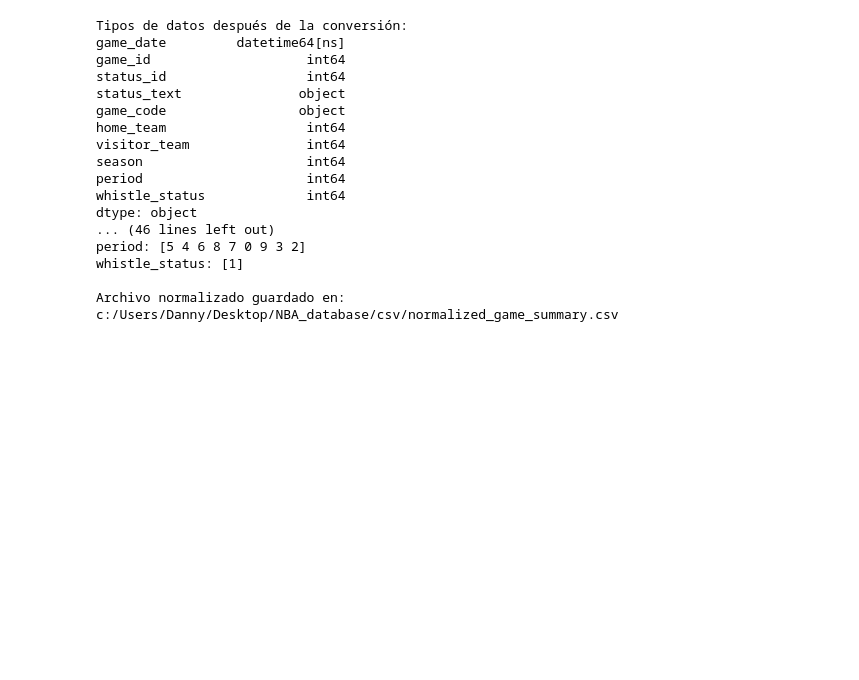
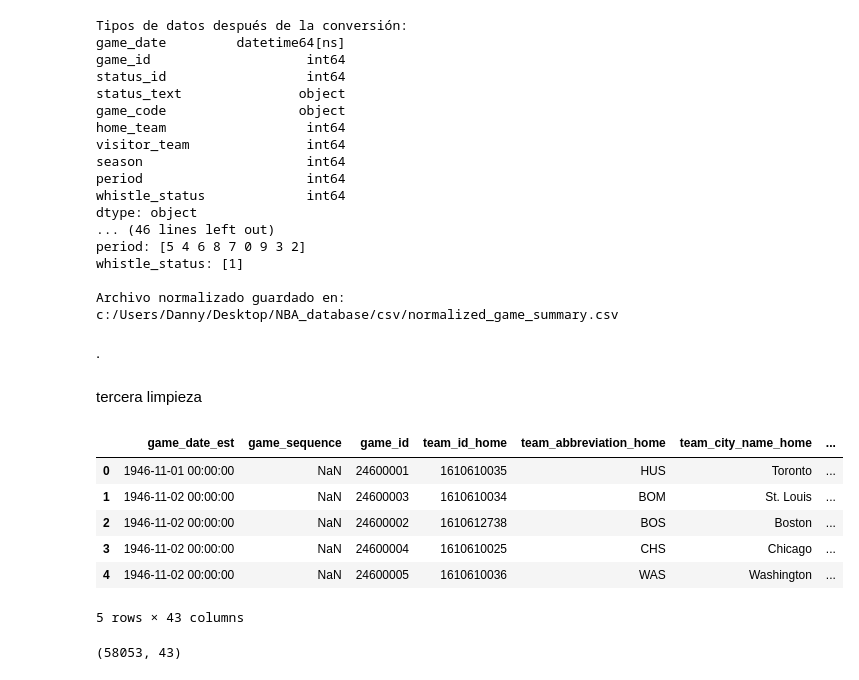
Before and after one commit to erbc111/Analisis_evolutivo_NBA, a Jupyter notebook: limpieza.ipynb, the cells around one changed output. Saved outputs shown, nothing was run; the diff lists cells and outputs as text; code cells hidden in the pictures; blank space fills up the shorter version.

Commit message:
tabla_ score_optimizada

```diff
--- a/limpieza.ipynb
+++ b/limpieza.ipynb
@@ -981,3 +981,23 @@ period: [5 4 6 8 7 0 9 3 2]
 whistle_status: [1]
 
 Archivo normalizado guardado en: c:/Users/Danny/Desktop/NBA_database/csv/normalized_game_summary.csv
+# %% [markdown]
+.
+# %% [markdown]
+tercera limpieza
+# %%
+# Cargar el archivo CSV
+data_score = pd.read_csv(r'C:\Users\Danny\Desktop\NBA_database\csv\line_score.csv')
+data_score.head()
+# %% [output]
+|  | game_date_est | game_sequence | game_id | team_id_home | team_abbreviation_home | team_city_name_home | ... |
+| 0 | 1946-11-01 00:00:00 | NaN | 24600001 | 1610610035 | HUS | Toronto | ... |
+| 1 | 1946-11-02 00:00:00 | NaN | 24600003 | 1610610034 | BOM | St. Louis | ... |
+| 2 | 1946-11-02 00:00:00 | NaN | 24600002 | 1610612738 | BOS | Boston | ... |
+| 3 | 1946-11-02 00:00:00 | NaN | 24600004 | 1610610025 | CHS | Chicago | ... |
+| 4 | 1946-11-02 00:00:00 | NaN | 24600005 | 1610610036 | WAS | Washington | ... |
+5 rows × 43 columns
+# %%
+data_score.shape
+# %% [output]
+(58053, 43)
```
Also changed, not shown: parts of 12 cells of this notebook.
